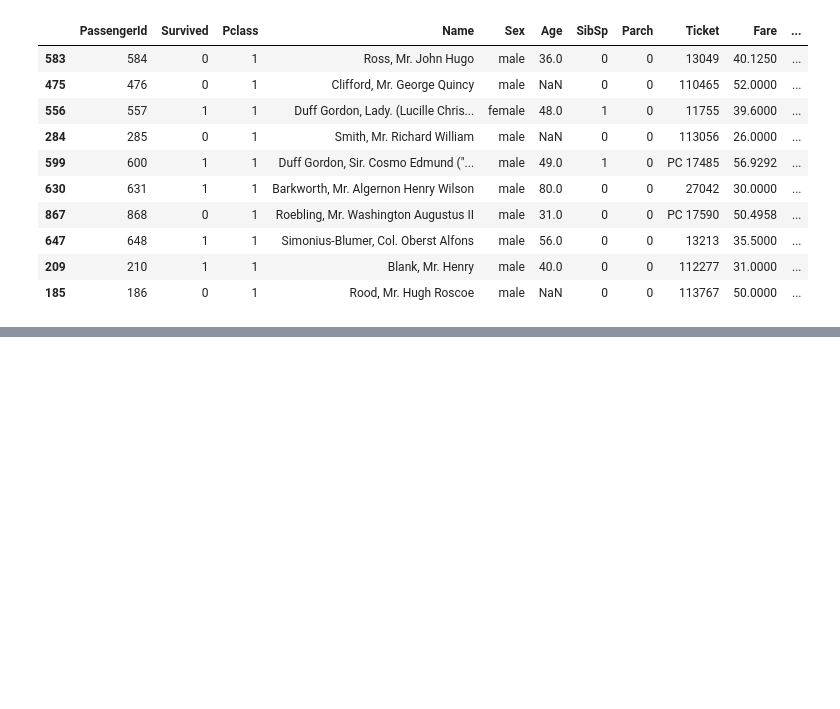
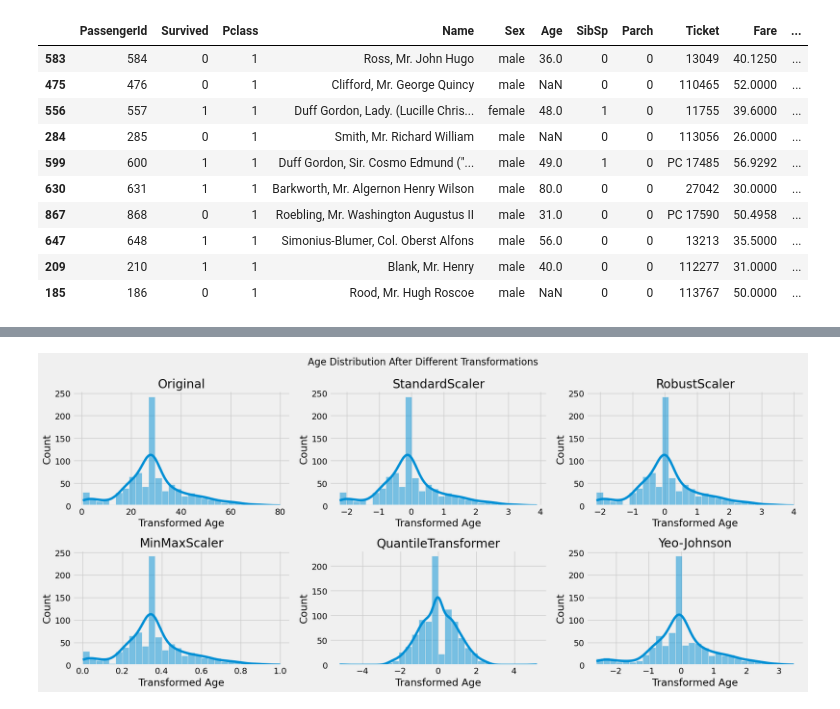
Before and after one commit to AntonUkhabin/Kaggle-Titanic, a Jupyter notebook: EDA.ipynb, the cells around one changed output, grey strips where cells are left out. Saved outputs shown, nothing was run; the diff lists cells and outputs as text; code cells hidden in the pictures; blank space fills up the shorter version.

```diff
--- a/EDA.ipynb
+++ b/EDA.ipynb
@@ -1008,0 +1035,36 @@ df.sort_values('Cabin').head(10)
+# %%
+age_features = df[['Age']].copy()
+
+age_imputer = SimpleImputer(strategy='median')
+age_filled = age_imputer.fit_transform(age_features)
+
+age_transformers = {
+    'Original': age_filled.ravel(),
+    'StandardScaler': StandardScaler().fit_transform(age_filled).ravel(),
+    'RobustScaler': RobustScaler().fit_transform(age_filled).ravel(),
+    'MinMaxScaler': MinMaxScaler().fit_transform(age_filled).ravel(),
+    'QuantileTransformer': QuantileTransformer(
+        n_quantiles=100,
+        output_distribution='normal',
+        random_state=config.general.seed,
+    ).fit_transform(age_filled).ravel(),
+    'Yeo-Johnson': PowerTransformer(
+        method='yeo-johnson',
+        standardize=True,
+    ).fit_transform(age_filled).ravel(),
+}
+# %%
+fig, axes = plt.subplots(2, 3, figsize=(18, 8))
+axes = axes.ravel()
+
+for axis, (name, values) in zip(axes, age_transformers.items()):
+    sns.histplot(values, kde=True, ax=axis, bins=30)
+    axis.set_title(name)
+    axis.set_xlabel('Transformed Age')
+    axis.set_ylabel('Count')
+
+plt.suptitle('Age Distribution After Different Transformations', fontsize=16)
+plt.tight_layout()
+plt.show()
+# %% [output]
+[figure, added]
```
Also changed, not shown: parts of 9 cells of this notebook, 3 other files.
